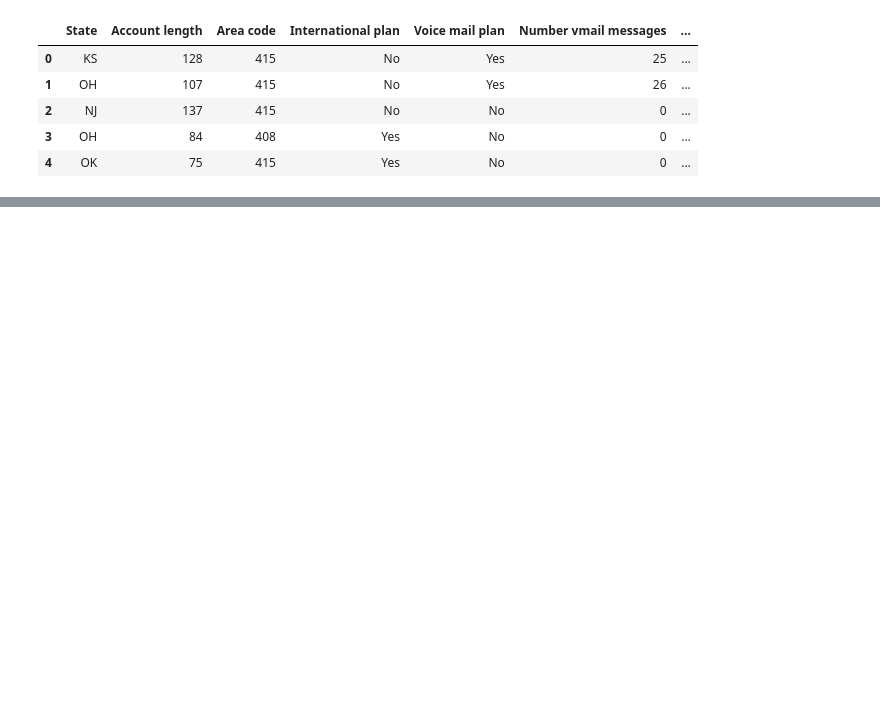
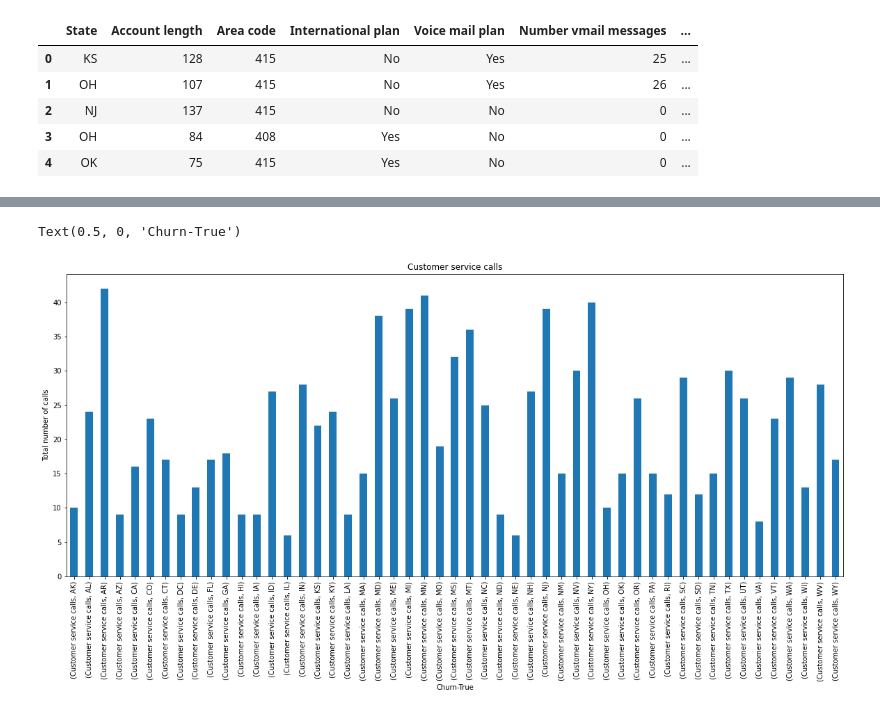
Before and after one commit to Peeyush2027/Telecom-churn-analysis, a Jupyter notebook: CH_Peeyush_Jain_Telecom_Churn_Analysis_Capstone_Project.ipynb, the cells around one changed output, grey strips where cells are left out. Cells and saved outputs as stored; diff of their text form; code cells hidden in the pictures; blank space fills up the shorter version.

```diff
--- a/CH_Peeyush_Jain_Telecom_Churn_Analysis_Capstone_Project.ipynb
+++ b/CH_Peeyush_Jain_Telecom_Churn_Analysis_Capstone_Project.ipynb
@@ -31,0 +50,9 @@ df.head()
+# %%
+df1= df[['Churn','State','Account length','Area code','International plan','Number vmail messages','Total night minutes','Total night calls','Total night charge','Customer service calls']]
+# %%
+df2= pd.DataFrame(df1.groupby(['Churn','State'])['Customer service calls'].sum())
+# %%
+# State wise distribution of customer service calls for true & false churn
+
+df2 = pd.DataFrame(df2.unstack())
+df2
@@ -31,0 +80,11 @@ df.head()
+# %%
+state_true= df2.loc[True]
+plt.rcParams['figure.figsize'] = (20, 8)
+state_true.plot(kind='bar')
+
+plt.title('Customer service calls')
+plt.ylabel('Total number of calls')
+plt.xlabel('Churn-True')
+# %% [output]
+Text(0.5, 0, 'Churn-True')
+[figure, added]
```
Also changed, not shown: parts of 21 cells of this notebook.
